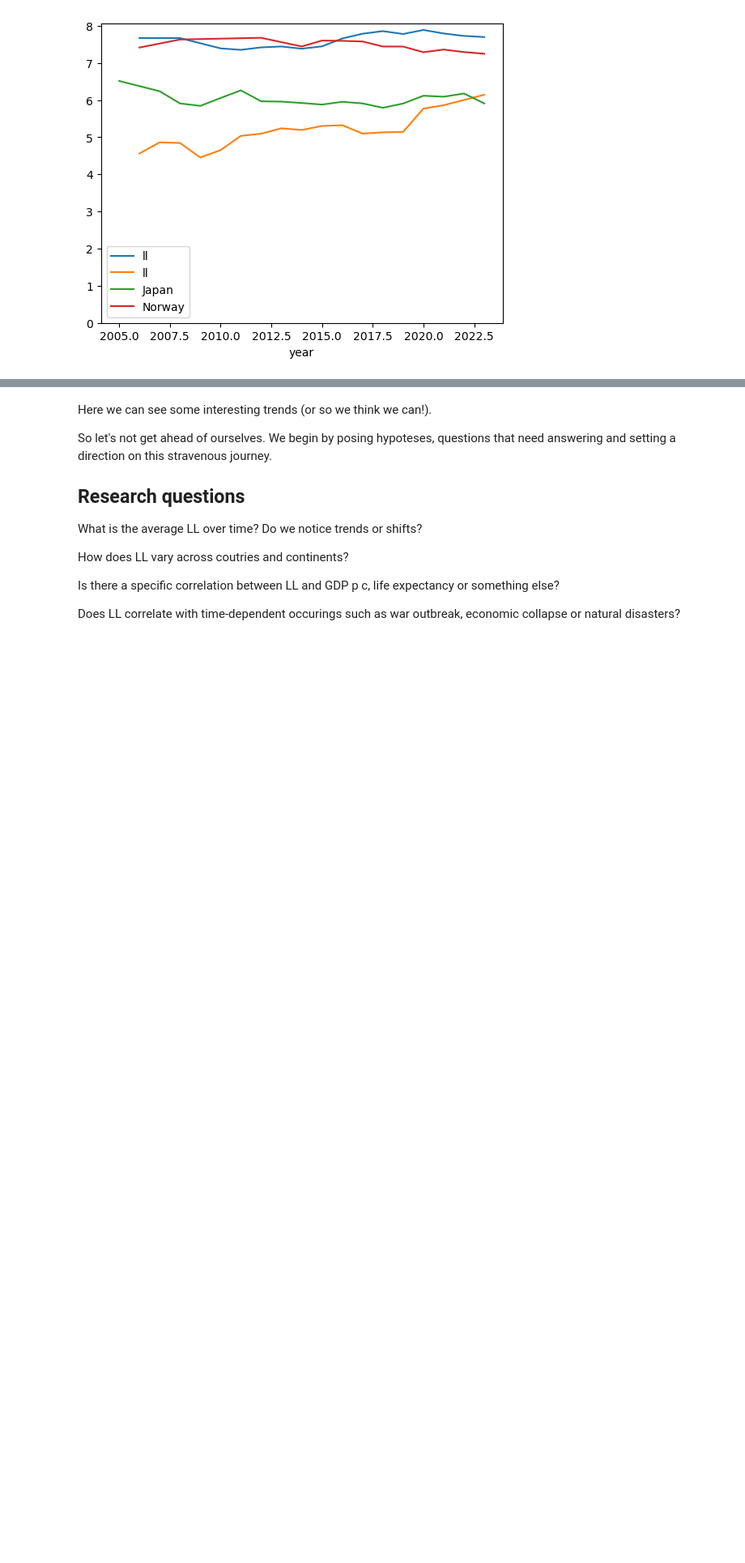
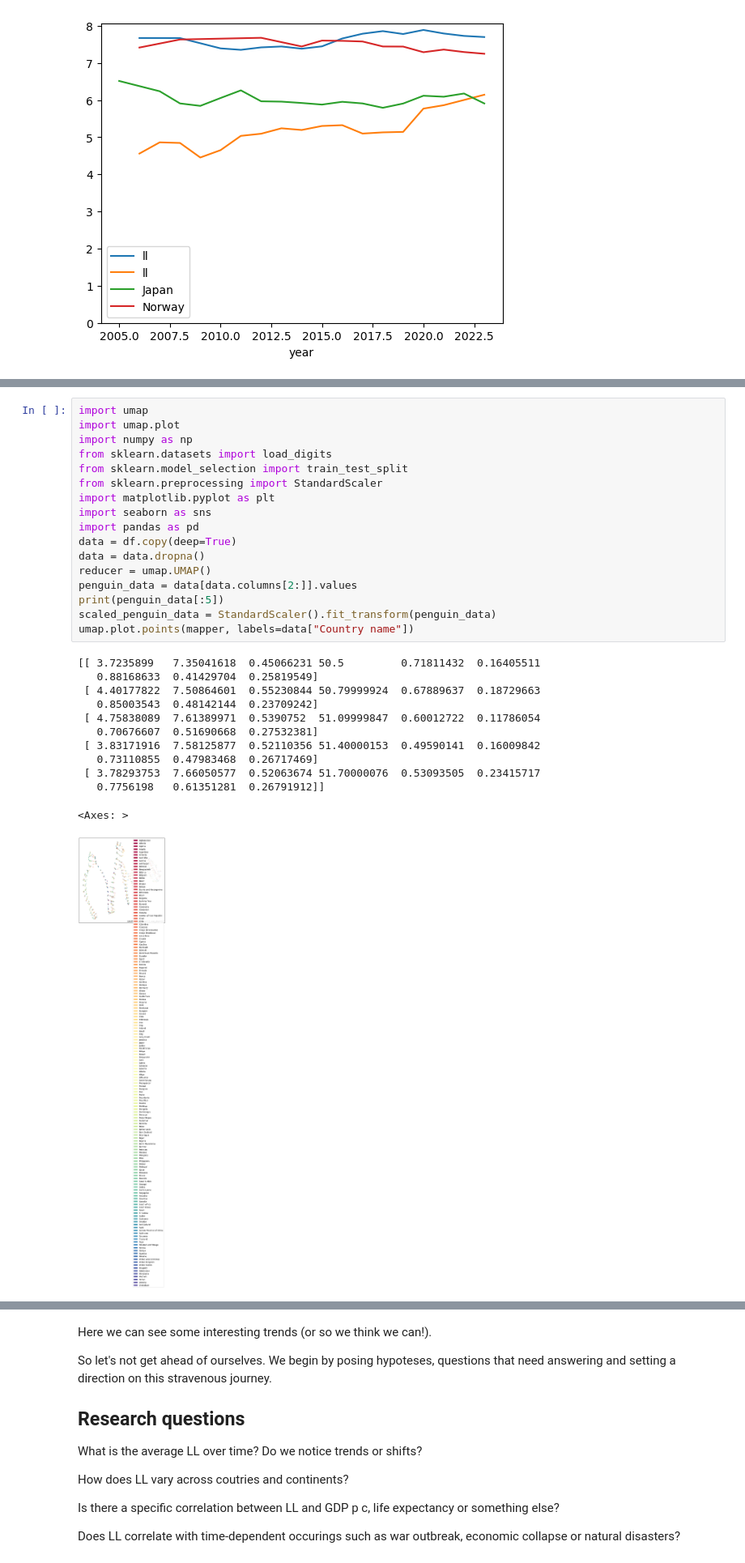
Before and after one commit to olavbm/practical-statistics-for-data-scientists-, a Jupyter notebook: python/notebooks/WHR.ipynb, the cells around one changed output, grey strips where cells are left out. Shown at 81% size. Saved outputs shown, nothing was run; the diff lists cells and outputs as text; blank space fills up the shorter version.

Commit message:
initial work on umap

```diff
--- a/python/notebooks/WHR.ipynb
+++ b/python/notebooks/WHR.ipynb
@@ -67,0 +115,30 @@ plt.ylim(0)
+# %%
+import umap
+import umap.plot
+import numpy as np
+from sklearn.datasets import load_digits
+from sklearn.model_selection import train_test_split
+from sklearn.preprocessing import StandardScaler
+import matplotlib.pyplot as plt
+import seaborn as sns
+import pandas as pd
+data = df.copy(deep=True)
+data = data.dropna()
+reducer = umap.UMAP()
+penguin_data = data[data.columns[2:]].values
+print(penguin_data[:5])
+scaled_penguin_data = StandardScaler().fit_transform(penguin_data)
+umap.plot.points(mapper, labels=data["Country name"])
+# %% [output]
+[[ 3.7235899   7.35041618  0.45066231 50.5         0.71811432  0.16405511
+   0.88168633  0.41429704  0.25819549]
+ [ 4.40177822  7.50864601  0.55230844 50.79999924  0.67889637  0.18729663
+   0.85003543  0.48142144  0.23709242]
+ [ 4.75838089  7.61389971  0.5390752  51.09999847  0.60012722  0.11786054
+   0.70676607  0.51690668  0.27532381]
+ [ 3.83171916  7.58125877  0.52110356 51.40000153  0.49590141  0.16009842
+   0.73110855  0.47983468  0.26717469]
+ [ 3.78293753  7.66050577  0.52063674 51.70000076  0.53093505  0.23415717
+   0.7756198   0.61351281  0.26791912]]
+<Axes: >
+[figure, added]
```
Also changed, not shown: parts of 22 cells of this notebook.
